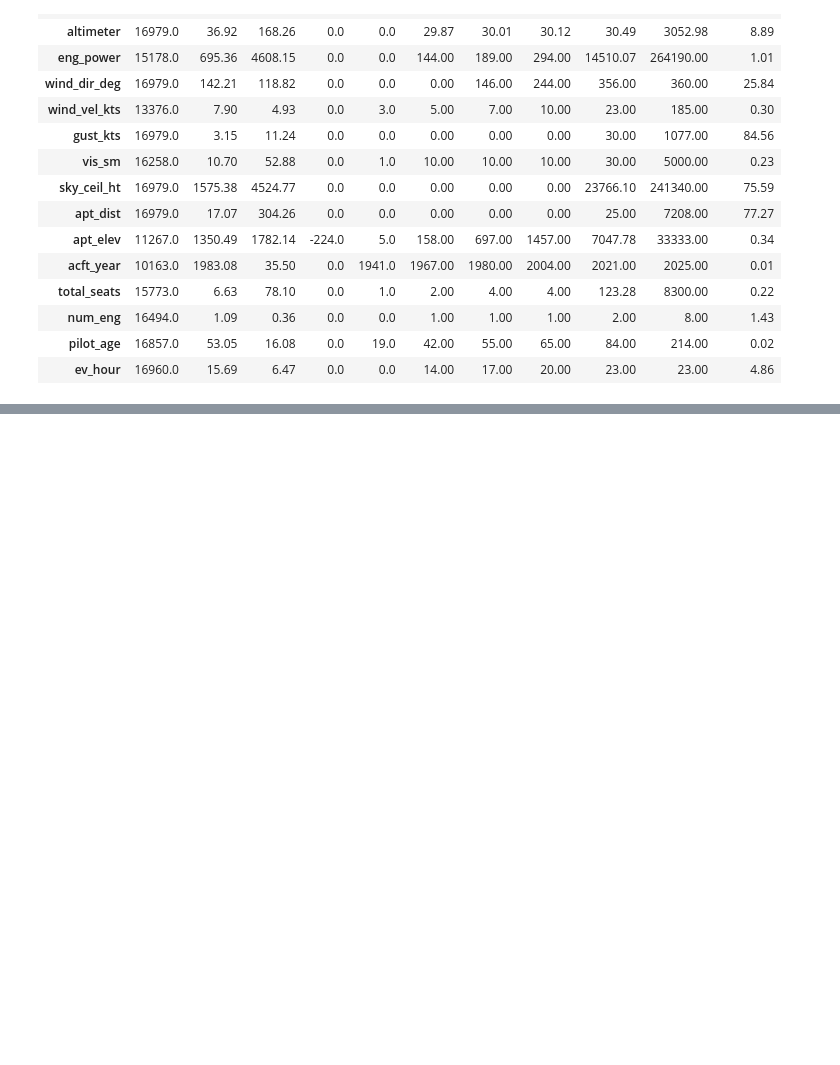
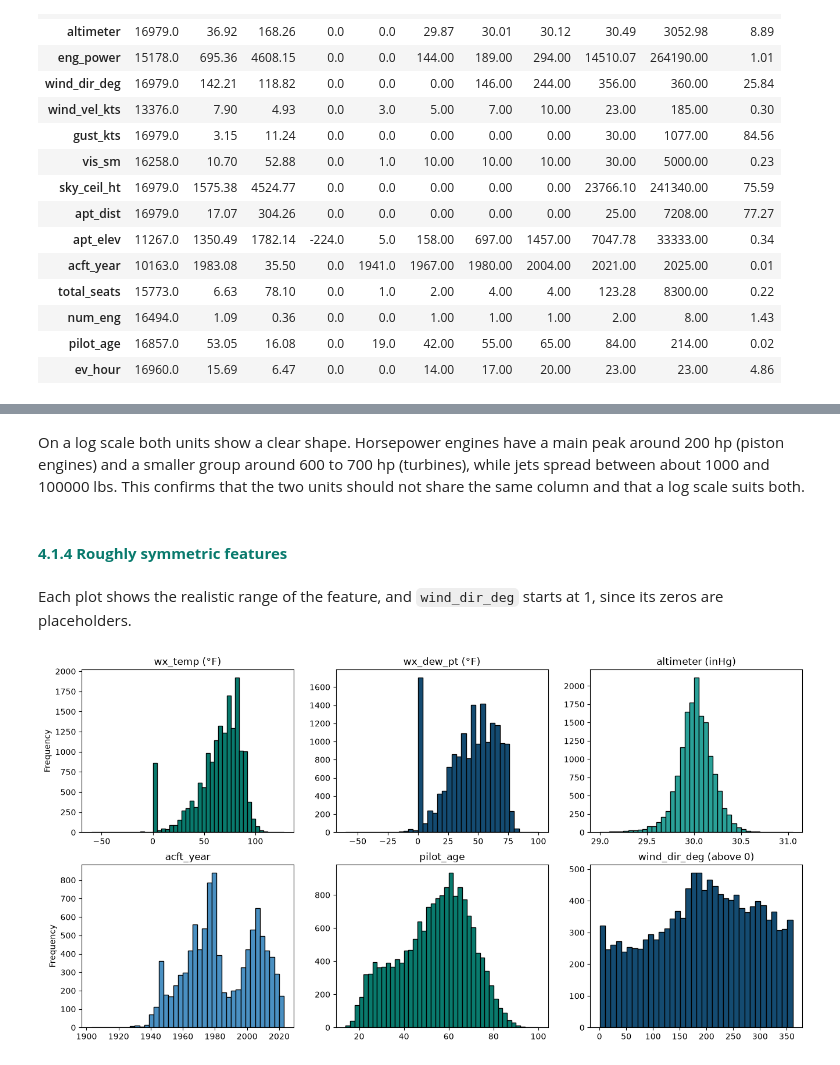
Before and after one commit to martim-dot/ML_Project, a Jupyter notebook: primeiraparte.ipynb, the cells around one changed output, grey strips where cells are left out. Cells and saved outputs as stored; diff of their text form; code cells hidden in the pictures; blank space fills up the shorter version.

```diff
--- a/primeiraparte.ipynb
+++ b/primeiraparte.ipynb
@@ -1417,0 +1771,38 @@ The mean, standard deviation and maximum confirm that the impossible values are
+# %% [markdown]
+On a log scale both units show a clear shape. Horsepower engines have a main peak around 200 hp (piston engines) and a smaller group around 600 to 700 hp (turbines), while jets spread between about 1000 and 100000 lbs. This confirms that the two units should not share the same column and that a log scale suits both.
+# %% [markdown]
+#### <font color='#097a6d'>**4.1.4 Roughly symmetric features**</font>
+# %% [markdown]
+Each plot shows the realistic range of the feature, and `wind_dir_deg` starts at 1, since its zeros are placeholders.
+# %%
+plt.figure(figsize=(16, 8))
+
+plt.subplot(2, 3, 1)
+plt.hist(learn["wx_temp"], bins=range(-60, 131, 4), color="#097a6d", edgecolor="black")
+plt.title("wx_temp (°F)")
+plt.ylabel("Frequency")
+
+plt.subplot(2, 3, 2)
+plt.hist(learn["wx_dew_pt"], bins=range(-60, 101, 4), color="#144b71", edgecolor="black")
+plt.title("wx_dew_pt (°F)")
+
+plt.subplot(2, 3, 3)
+plt.hist(learn["altimeter"], bins=np.arange(29, 31.05, 0.05), color="#2aa198", edgecolor="black")
+plt.title("altimeter (inHg)")
+
+plt.subplot(2, 3, 4)
+plt.hist(learn["acft_year"], bins=range(1903, 2026, 3), color="#4a90c2", edgecolor="black")
+plt.title("acft_year")
+plt.ylabel("Frequency")
+
+plt.subplot(2, 3, 5)
+plt.hist(learn["pilot_age"], bins=range(14, 101, 2), color="#097a6d", edgecolor="black")
+plt.title("pilot_age")
+
+plt.subplot(2, 3, 6)
+plt.hist(learn["wind_dir_deg"], bins=range(1, 362, 10), color="#144b71", edgecolor="black")
+plt.title("wind_dir_deg (above 0)")
+
+plt.show()
+# %% [output]
+[figure, added]
```
Also changed, not shown: parts of 76 cells of this notebook.
